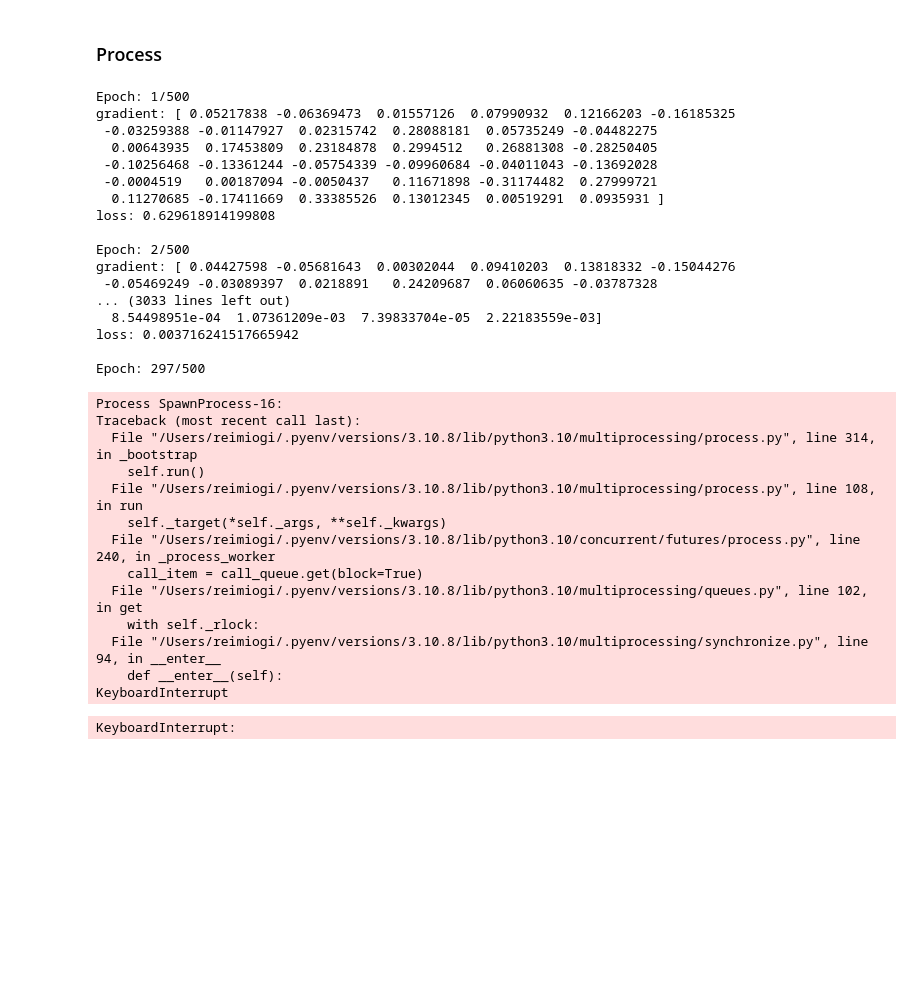
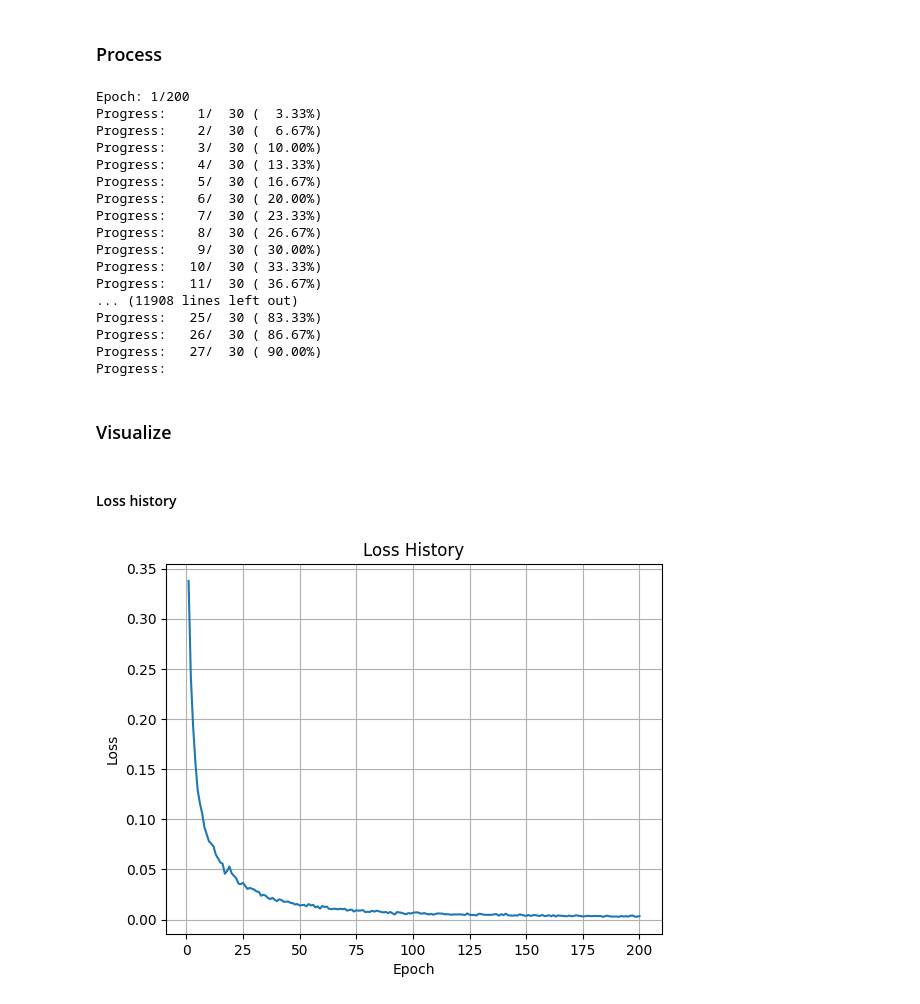
Before and after one commit to Qulacs-Osaka/scikit-quri, a Jupyter notebook: samples/sample_hadamard_grad.ipynb, the cells around one changed output. Saved outputs shown, nothing was run; the diff lists cells and outputs as text; code cells hidden in the pictures; blank space fills up the shorter version.

```diff
--- a/samples/sample_hadamard_grad.ipynb
+++ b/samples/sample_hadamard_grad.ipynb
@@ -75,7 +75,7 @@ n_layers = 3
 shots = 1024
 
 learning_rate = 0.1
-epochs = 500
+epochs = 200
 
 loss_threshold = 1e-3
 
@@ -176,7 +176,7 @@ def compute_loss_and_gradient_parallel(
     total_loss = 0.0
     total_grad = np.zeros_like(params)
 
-    with ProcessPoolExecutor() as ex:
+    with ThreadPoolExecutor() as ex:
         futures = [
             ex.submit(
                 _one_sample_thread,
@@ -200,7 +200,7 @@ def compute_loss_and_gradient_parallel(
 
             completed += 1
             progress = completed / total * 100
-            print(f"Progress: {completed}/{total} ({progress:6.2f}%)", flush=True)
+            print(f"Progress: {completed:4}/{total:4} ({progress:6.2f}%)", flush=True)
 
     n = len(radians_list)
     return total_loss / n, total_grad / n
@@ -273,35 +273,24 @@ for epoch in range(epochs):
 
 print("Training completed.")
 print(f"Final loss: {loss_history[-1]:.6f}")
+print(f"Learned parameters: {params}")
 # %% [output]
-Epoch: 1/500
-gradient: [ 0.05217838 -0.06369473  0.01557126  0.07990932  0.12166203 -0.16185325
- -0.03259388 -0.01147927  0.02315742  0.28088181  0.05735249 -0.04482275
-  0.00643935  0.17453809  0.23184878  0.2994512   0.26881308 -0.28250405
- -0.10256468 -0.13361244 -0.05754339 -0.09960684 -0.04011043 -0.13692028
- -0.0004519   0.00187094 -0.0050437   0.11671898 -0.31174482  0.27999721
-  0.11270685 -0.17411669  0.33385526  0.13012345  0.00519291  0.0935931 ]
-loss: 0.629618914199808
-
-Epoch: 2/500
-gradient: [ 0.04427598 -0.05681643  0.00302044  0.09410203  0.13818332 -0.15044276
- -0.05469249 -0.03089397  0.0218891   0.24209687  0.06060635 -0.03787328
-... (3033 lines left out)
-  8.54498951e-04  1.07361209e-03  7.39833704e-05  2.22183559e-03]
-loss: 0.003716241517665942
-
-Epoch: 297/500
+Epoch: 1/200
+Progress:    1/  30 (  3.33%)
+Progress:    2/  30 (  6.67%)
+Progress:    3/  30 ( 10.00%)
+Progress:    4/  30 ( 13.33%)
+Progress:    5/  30 ( 16.67%)
+Progress:    6/  30 ( 20.00%)
+Progress:    7/  30 ( 23.33%)
+Progress:    8/  30 ( 26.67%)
+Progress:    9/  30 ( 30.00%)
+Progress:   10/  30 ( 33.33%)
+Progress:   11/  30 ( 36.67%)
+... (11908 lines left out)
+Progress:   25/  30 ( 83.33%)
+Progress:   26/  30 ( 86.67%)
+Progress:   27/  30 ( 90.00%)
+Progress:
-Process SpawnProcess-16:
-Traceback (most recent call last):
-  File "/Users/reimiogi/.pyenv/versions/3.10.8/lib/python3.10/multiprocessing/process.py", line 314, in _bootstrap
-    self.run()
-  File "/Users/reimiogi/.pyenv/versions/3.10.8/lib/python3.10/multiprocessing/process.py", line 108, in run
-    self._target(*self._args, **self._kwargs)
-  File "/Users/reimiogi/.pyenv/versions/3.10.8/lib/python3.10/concurrent/futures/process.py", line 240, in _process_worker
-    call_item = call_queue.get(block=True)
-  File "/Users/reimiogi/.pyenv/versions/3.10.8/lib/python3.10/multiprocessing/queues.py", line 102, in get
-    with self._rlock:
-  File "/Users/reimiogi/.pyenv/versions/3.10.8/lib/python3.10/multiprocessing/synchronize.py", line 94, in __enter__
-    def __enter__(self):
-KeyboardInterrupt
-KeyboardInterrupt:
+# %% [markdown]
+### Visualize
@@ -307,0 +299,12 @@ KeyboardInterrupt:
+# %% [markdown]
+#### Loss history
+# %%
+plt.figure()
+plt.plot(np.arange(1, epochs + 1), loss_history)
+plt.xlabel("Epoch")
+plt.ylabel("Loss")
+plt.title("Loss History")
+plt.grid(True)
+plt.show()
+# %% [output]
+[figure, added]
```
Also changed, not shown: parts of 3 cells of this notebook.
